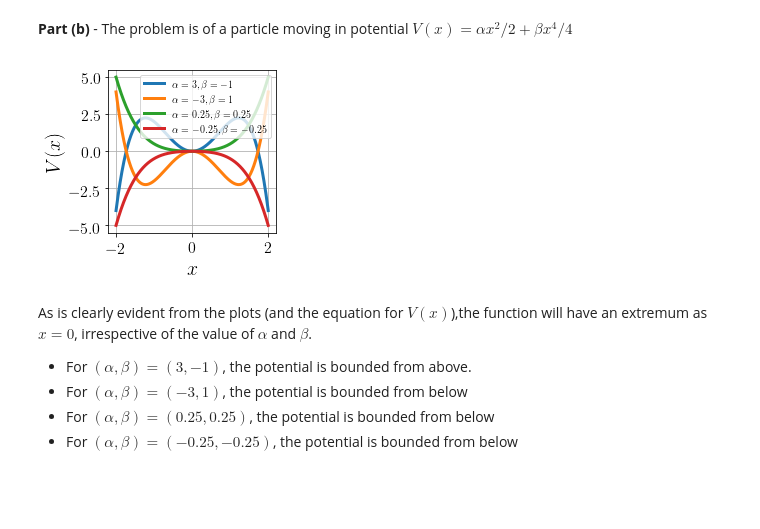
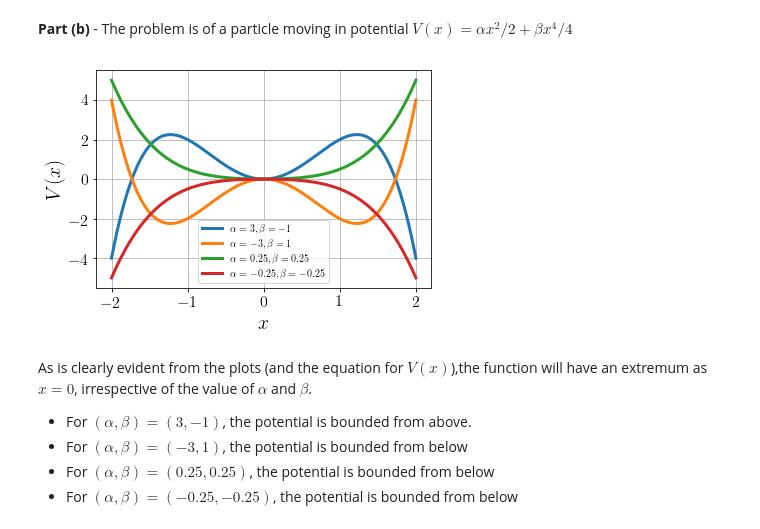
Before and after one commit to adivijaykumar/courses, a Jupyter notebook: cmech/assign_1/Problem 1.ipynb, the cells around one changed output. Saved outputs shown, nothing was run; the diff lists cells and outputs as text; code cells hidden in the pictures; blank space fills up the shorter version.

```diff
--- a/cmech/assign_1/Problem 1.ipynb
+++ b/cmech/assign_1/Problem 1.ipynb
@@ -8,22 +9,22 @@ plt.style.use(('presentation'))
 # %%
 def V(alpha,beta,x):
     x = np.asarray(x)
     return alpha*x**2 + beta*x**4
 
 params = [[3,-1],[-3,1],[0.25,0.25],[-0.25,-0.25]]
-x = np.linspace(-2,2,10000)
+x = np.linspace(-2,2,1000)
 
-plt.figure(figsize=(3,3))
+#plt.figure(figsize=(4,4))
 
 for parameter in params:
     alpha, beta = parameter
     plt.plot(x,V(alpha,beta,x),label=r'$\alpha = %s, \beta = %s$'%(alpha,beta))
 plt.xlabel('$x$')
 plt.ylabel('$V(x)$')
 plt.legend()
 plt.savefig('1.png')
 # %% [output]
-[figure, old version]
+[figure, new version]
 # %% [markdown]
 As is clearly evident from the plots (and the equation for $V(x)$),the function will have an extremum as $x=0$, irrespective of the value of $\alpha$ and $\beta$.
 
```
Also changed, not shown: parts of 9 cells of this notebook, 41 other files.
